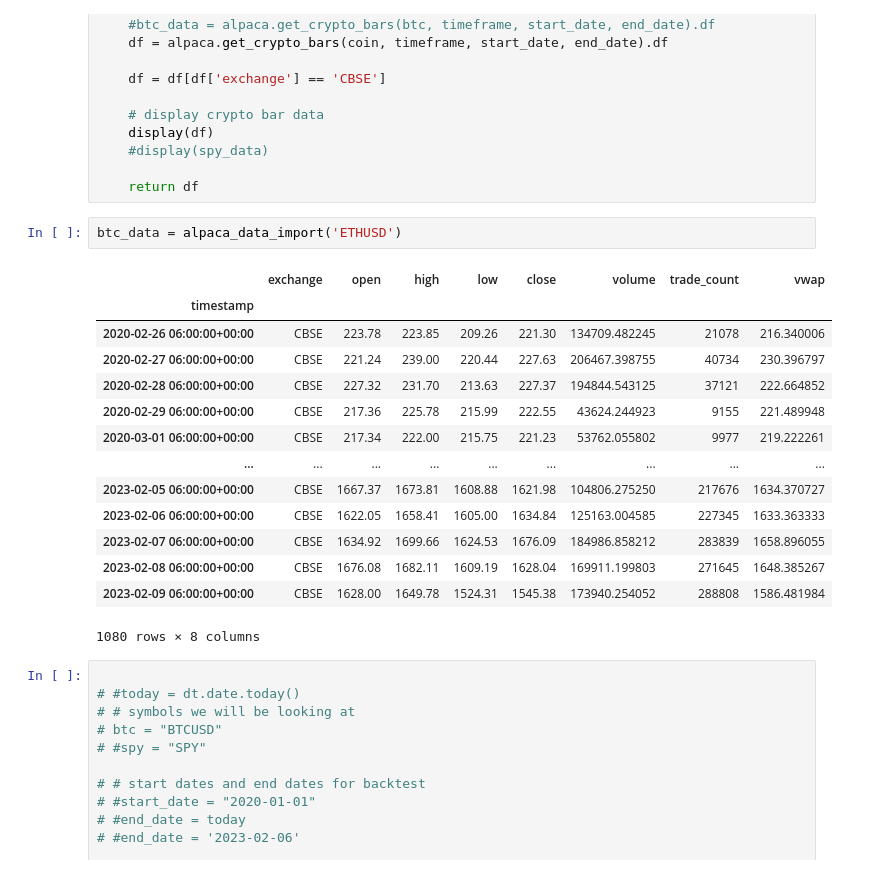
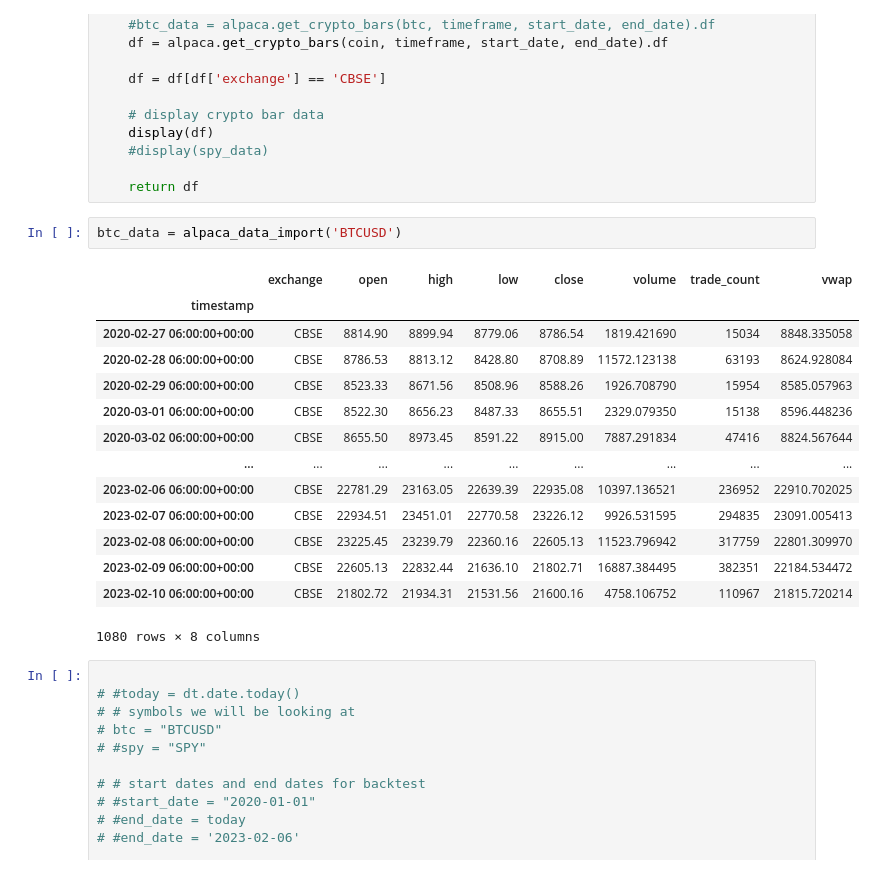
Before and after one commit to marcleipold/Project-2---Algo-Trading-ML-Bot, a Jupyter notebook: jerami/jerami.ipynb, the cells around one changed output. Drawn from its saved outputs; the diff is of its cells as text.

```diff
--- a/jerami/jerami.ipynb
+++ b/jerami/jerami.ipynb
@@ -103,21 +103,21 @@ def alpaca_data_import(coin):
 
     return df
 # %%
-btc_data = alpaca_data_import('ETHUSD')
+btc_data = alpaca_data_import('BTCUSD')
 # %% [output]
 |  | exchange | open | high | low | close | volume | trade_count | vwap |
 | timestamp |  |  |  |  |  |  |  |  |
-| 2020-02-26 06:00:00+00:00 | CBSE | 223.78 | 223.85 | 209.26 | 221.30 | 134709.482245 | 21078 | 216.340006 |
-| 2020-02-27 06:00:00+00:00 | CBSE | 221.24 | 239.00 | 220.44 | 227.63 | 206467.398755 | 40734 | 230.396797 |
-| 2020-02-28 06:00:00+00:00 | CBSE | 227.32 | 231.70 | 213.63 | 227.37 | 194844.543125 | 37121 | 222.664852 |
-| 2020-02-29 06:00:00+00:00 | CBSE | 217.36 | 225.78 | 215.99 | 222.55 | 43624.244923 | 9155 | 221.489948 |
-| 2020-03-01 06:00:00+00:00 | CBSE | 217.34 | 222.00 | 215.75 | 221.23 | 53762.055802 | 9977 | 219.222261 |
+| 2020-02-27 06:00:00+00:00 | CBSE | 8814.90 | 8899.94 | 8779.06 | 8786.54 | 1819.421690 | 15034 | 8848.335058 |
+| 2020-02-28 06:00:00+00:00 | CBSE | 8786.53 | 8813.12 | 8428.80 | 8708.89 | 11572.123138 | 63193 | 8624.928084 |
+| 2020-02-29 06:00:00+00:00 | CBSE | 8523.33 | 8671.56 | 8508.96 | 8588.26 | 1926.708790 | 15954 | 8585.057963 |
+| 2020-03-01 06:00:00+00:00 | CBSE | 8522.30 | 8656.23 | 8487.33 | 8655.51 | 2329.079350 | 15138 | 8596.448236 |
+| 2020-03-02 06:00:00+00:00 | CBSE | 8655.50 | 8973.45 | 8591.22 | 8915.00 | 7887.291834 | 47416 | 8824.567644 |
 | ... | ... | ... | ... | ... | ... | ... | ... | ... |
-| 2023-02-05 06:00:00+00:00 | CBSE | 1667.37 | 1673.81 | 1608.88 | 1621.98 | 104806.275250 | 217676 | 1634.370727 |
-| 2023-02-06 06:00:00+00:00 | CBSE | 1622.05 | 1658.41 | 1605.00 | 1634.84 | 125163.004585 | 227345 | 1633.363333 |
-| 2023-02-07 06:00:00+00:00 | CBSE | 1634.92 | 1699.66 | 1624.53 | 1676.09 | 184986.858212 | 283839 | 1658.896055 |
-| 2023-02-08 06:00:00+00:00 | CBSE | 1676.08 | 1682.11 | 1609.19 | 1628.04 | 169911.199803 | 271645 | 1648.385267 |
-| 2023-02-09 06:00:00+00:00 | CBSE | 1628.00 | 1649.78 | 1524.31 | 1545.38 | 173940.254052 | 288808 | 1586.481984 |
+| 2023-02-06 06:00:00+00:00 | CBSE | 22781.29 | 23163.05 | 22639.39 | 22935.08 | 10397.136521 | 236952 | 22910.702025 |
+| 2023-02-07 06:00:00+00:00 | CBSE | 22934.51 | 23451.01 | 22770.58 | 23226.12 | 9926.531595 | 294835 | 23091.005413 |
+| 2023-02-08 06:00:00+00:00 | CBSE | 23225.45 | 23239.79 | 22360.16 | 22605.13 | 11523.796942 | 317759 | 22801.309970 |
+| 2023-02-09 06:00:00+00:00 | CBSE | 22605.13 | 22832.44 | 21636.10 | 21802.71 | 16887.384495 | 382351 | 22184.534472 |
+| 2023-02-10 06:00:00+00:00 | CBSE | 21802.72 | 21934.31 | 21531.56 | 21600.16 | 4758.106752 | 110967 | 21815.720214 |
 1080 rows × 8 columns
 # %%
 
```
Also changed, not shown: parts of 9 cells of this notebook.
